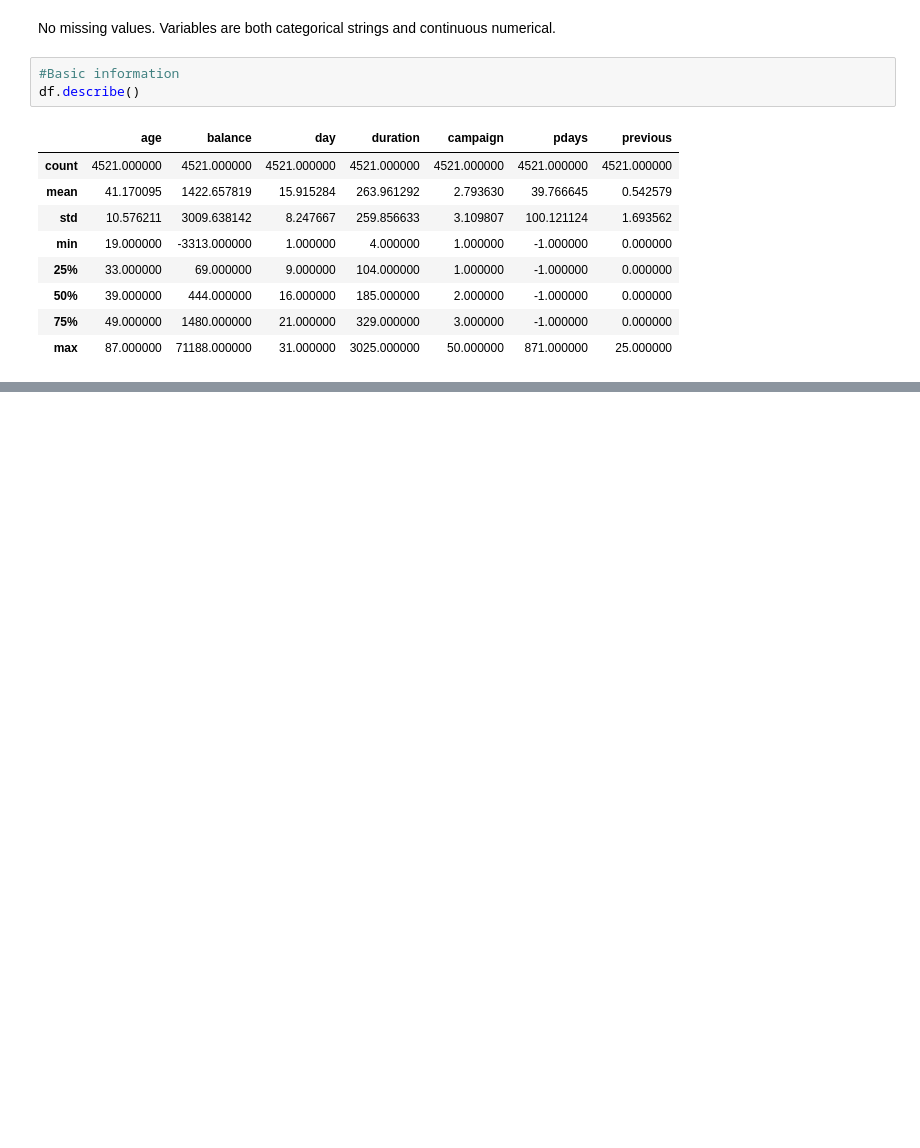
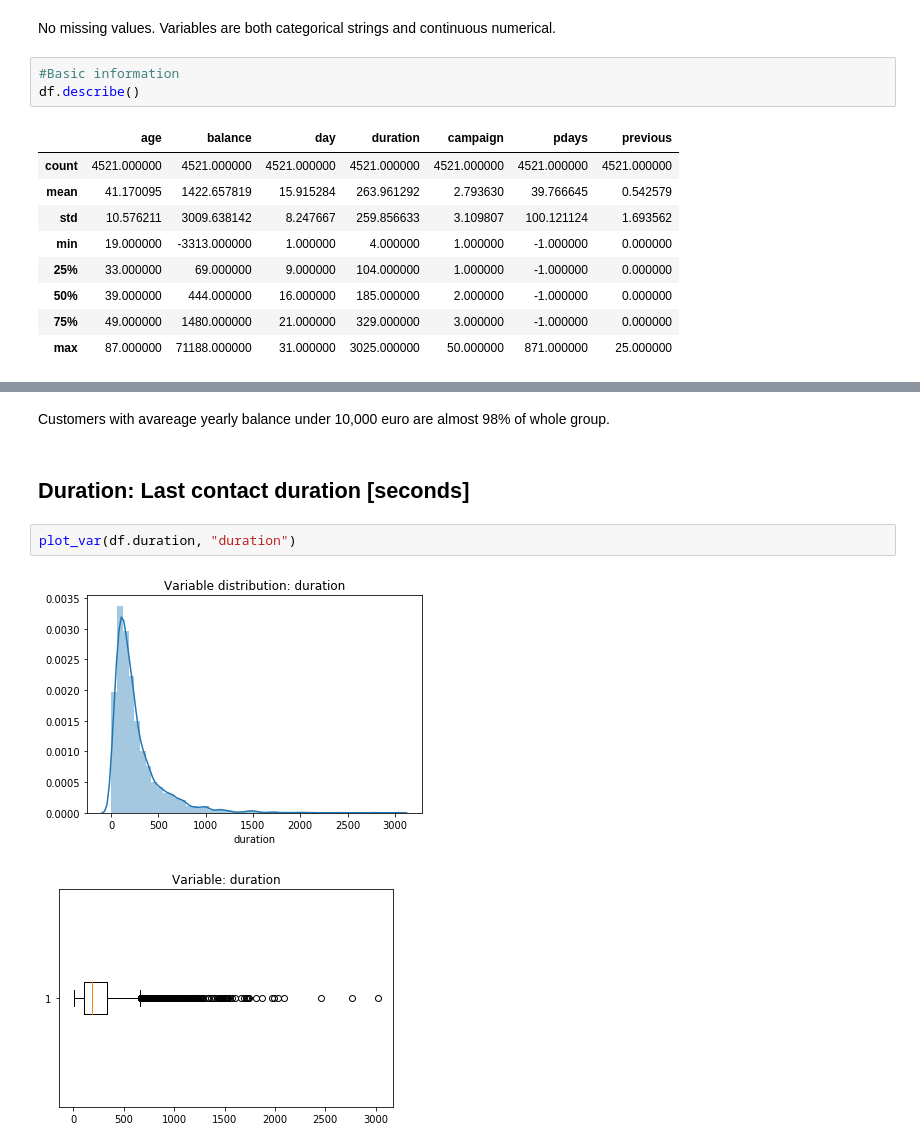
Before and after one commit to okcze/WUM-project-1, a Jupyter notebook: exploration.ipynb, the cells around one changed output, grey strips where cells are left out. Cells and saved outputs as stored; diff of their text form; blank space fills up the shorter version.

```diff
--- a/exploration.ipynb
+++ b/exploration.ipynb
@@ -52,0 +94,9 @@ df.describe()
+# %% [markdown]
+Customers with avareage yearly balance under 10,000 euro are almost 98% of whole group.
+# %% [markdown]
+## Duration: Last contact duration [seconds]
+# %%
+plot_var(df.duration, "duration")
+# %% [output]
+[figure, added]
+[figure, added]
```
Also changed, not shown: parts of 26 cells of this notebook.
